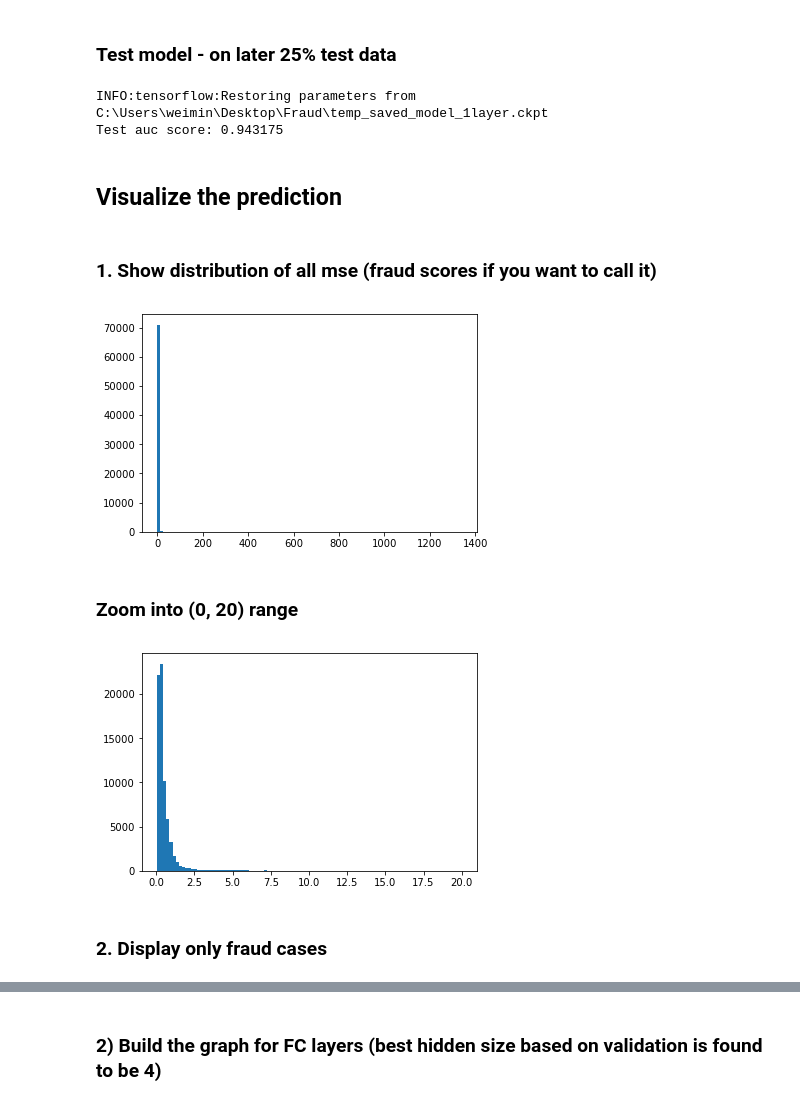
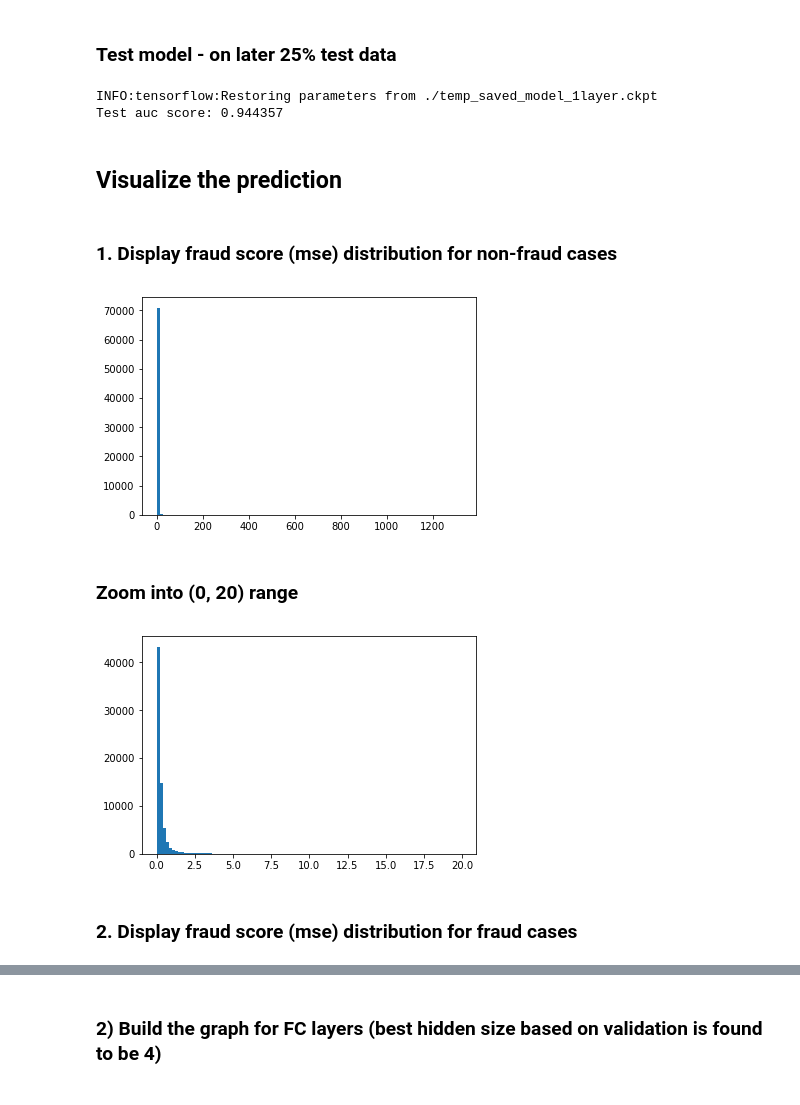
Before and after one commit to aaxwaz/Fraud-detection-using-deep-learning, a Jupyter notebook: auto-encoder/autoencoder_demo.ipynb, the cells around one changed output, grey strips where cells are left out. Drawn from its saved outputs; the diff is of its cells as text; code cells hidden in the pictures.

```diff
--- a/auto-encoder/autoencoder_demo.ipynb
+++ b/auto-encoder/autoencoder_demo.ipynb
@@ -137,6 +137,7 @@ display_step = 1
 n_hidden_1 = 15 # 1st layer num features
 #n_hidden_2 = 15 # 2nd layer num features
 n_input = train_x.shape[1] # MNIST data input (img shape: 28*28)
+data_dir = '.'
 # %% [markdown]
 ### Train and val the model - (1 hidden layer turned out to be enough)
 # %%
@@ -256,26 +257,26 @@ with tf.Session() as sess:
 
     print("Test auc score: {:.6f}".format(auc(test_y, test_batch_mse)))
 # %% [output]
-INFO:tensorflow:Restoring parameters from C:\Users\weimin\Desktop\Fraud\temp_saved_model_1layer.ckpt
-Test auc score: 0.943175
+INFO:tensorflow:Restoring parameters from ./temp_saved_model_1layer.ckpt
+Test auc score: 0.944357
 # %% [markdown]
 ## Visualize the prediction
-# %% [markdown]
-### 1. Show distribution of all mse (fraud scores if you want to call it)
+# %% [markdown]
+### 1. Display fraud score (mse) distribution for non-fraud cases
 # %%
-plt.hist(test_batch_mse, bins = 100)
+plt.hist(test_batch_mse[test_y == 0.0], bins = 100)
 plt.show()
 # %% [output]
-[figure, old version]
+[figure, new version]
 # %% [markdown]
 ### Zoom into (0, 20) range
 # %%
-plt.hist(test_batch_mse[test_batch_mse < 20], bins = 100)
+plt.hist(test_batch_mse[(test_y == 0.0) & (test_batch_mse < 20)], bins = 100)
 plt.show()
 # %% [output]
-[figure, old version]
+[figure, new version]
 # %% [markdown]
-### 2. Display only fraud cases
+### 2. Display fraud score (mse) distribution for fraud cases
 # %%
 plt.hist(test_batch_mse[test_y == 1.0], bins = 100)
 plt.show()
```
Also changed, not shown: parts of 13 cells of this notebook.
